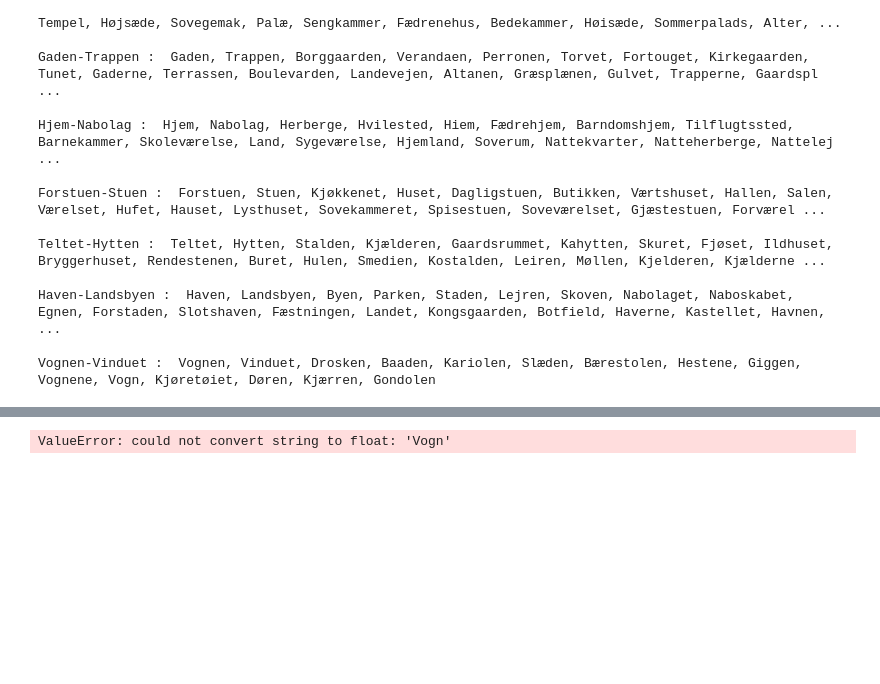
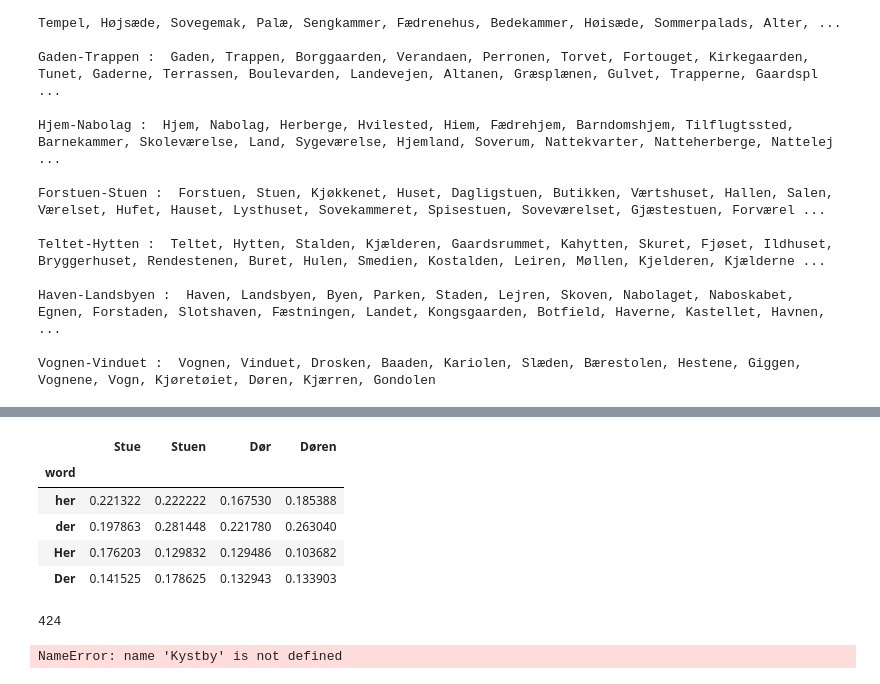
Before and after one commit to Yoonsen/Embeddings, a Jupyter notebook: Embedding_convert.ipynb, the cells around one changed output, grey strips where cells are left out. Saved outputs shown, nothing was run; the diff lists cells and outputs as text; code cells hidden in the pictures; blank space fills up the shorter version.

```diff
--- a/Embedding_convert.ipynb
+++ b/Embedding_convert.ipynb
@@ -373,4 +389,19 @@ sorted_similarities = sorted(similarities, key=lambda x: x[1], reverse=True)
+# %%
+pd.concat([check(w, ['her','der', "Her",  "Der"], model = d).set_index('word') for w in "Stue Stuen Dør Døren ".split()], axis = 1)
+# %% [output]
+|  | Stue | Stuen | Dør | Døren |
+| word |  |  |  |  |
+| her | 0.221322 | 0.222222 | 0.167530 | 0.185388 |
+| der | 0.197863 | 0.281448 | 0.221780 | 0.263040 |
+| Her | 0.176203 | 0.129832 | 0.129486 | 0.103682 |
+| Der | 0.141525 | 0.178625 | 0.132943 | 0.133903 |
 # %%
-d.cosine_similarities()
+scandi = combine("Christiania Stockholm København London Berlin".split(), model = d, top = 20)
-# %% [output]
-ValueError: could not convert string to float: 'Vogn'
+# %%
+len(scandi.nodes())
+# %% [output]
+424
+# %%
+Kystby.nodes()
+# %% [output]
+NameError: name 'Kystby' is not defined
```
Also changed, not shown: parts of 19 cells of this notebook, 5 other files.
